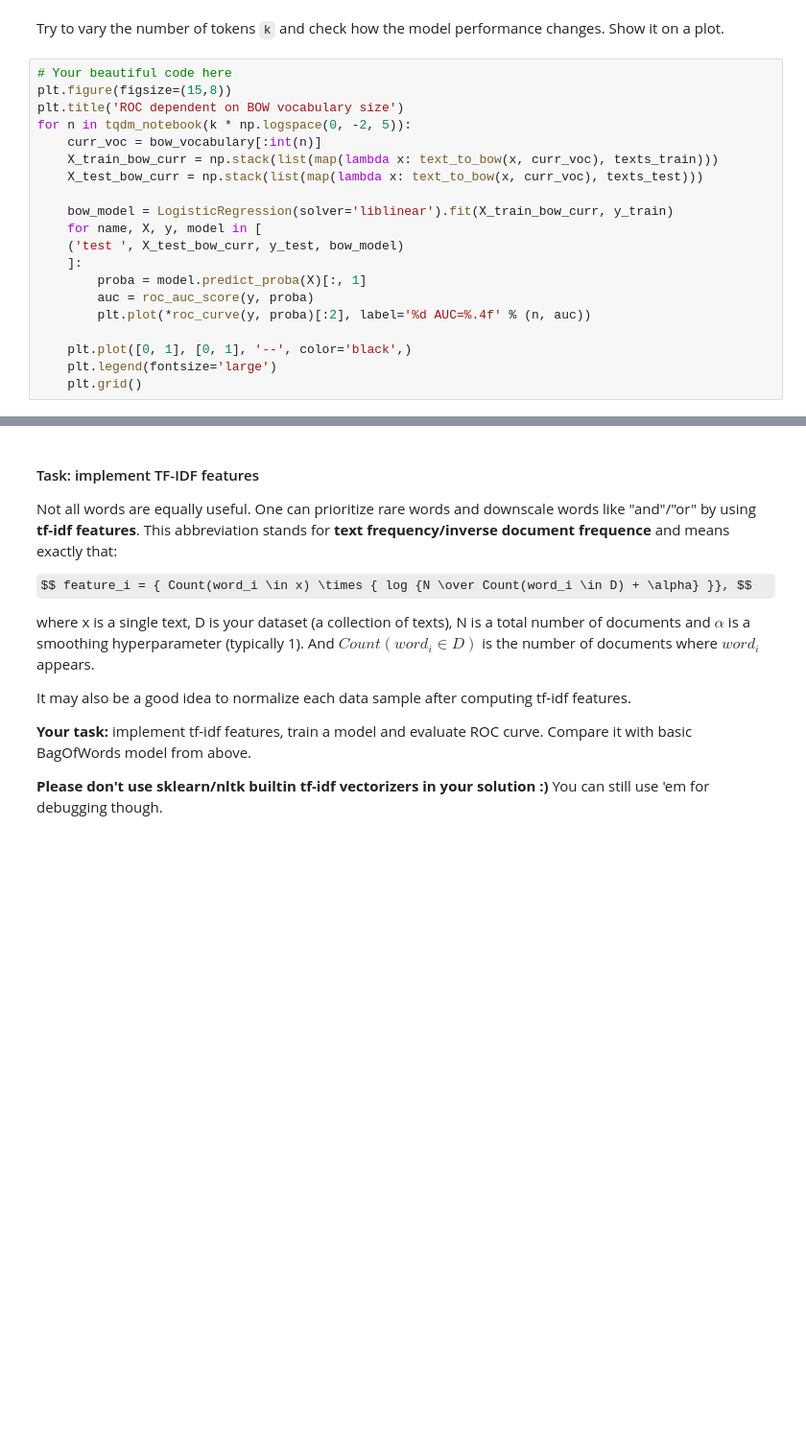
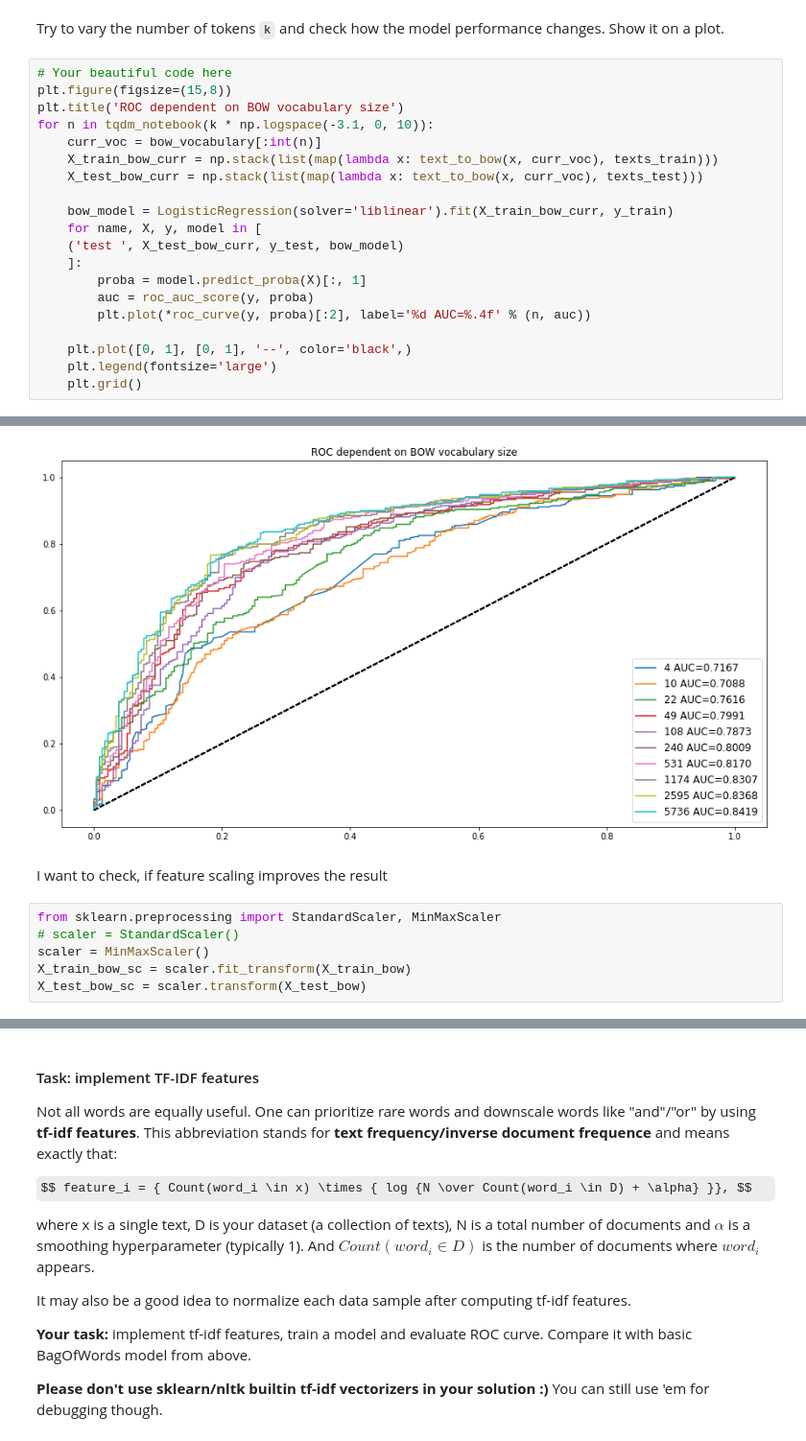
Before and after one commit to lit-leo/ml-mipt, a Jupyter notebook: homeworks/Lab2_Texts_and_Boosting/Lab2.ipynb, the cells around one changed output, grey strips where cells are left out. Shown: that part at 96% size. Drawn from its saved outputs; the diff is of its cells as text; some formulas as TeX source; blank space fills up the shorter version.

```diff
--- a/homeworks/Lab2_Texts_and_Boosting/Lab2.ipynb
+++ b/homeworks/Lab2_Texts_and_Boosting/Lab2.ipynb
@@ -178,7 +189,7 @@ Try to vary the number of tokens `k` and check how the model performance changes
 # Your beautiful code here
 plt.figure(figsize=(15,8))
 plt.title('ROC dependent on BOW vocabulary size')
-for n in tqdm_notebook(k * np.logspace(0, -2, 5)):
+for n in tqdm_notebook(k * np.logspace(-3.1, 0, 10)):
     curr_voc = bow_vocabulary[:int(n)]
     X_train_bow_curr = np.stack(list(map(lambda x: text_to_bow(x, curr_voc), texts_train)))
     X_test_bow_curr = np.stack(list(map(lambda x: text_to_bow(x, curr_voc), texts_test)))
@@ -194,3 +205,4 @@ for n in tqdm_notebook(k * np.logspace(0, -2, 5)):
     plt.plot([0, 1], [0, 1], '--', color='black',)
     plt.legend(fontsize='large')
     plt.grid()
+# %% [output]
@@ -196,0 +210,9 @@ for n in tqdm_notebook(k * np.logspace(0, -2, 5)):
+[figure, added]
+# %% [markdown]
+I want to check, if feature scaling improves the result
+# %%
+from sklearn.preprocessing import StandardScaler, MinMaxScaler
+# scaler = StandardScaler()
+scaler = MinMaxScaler()
+X_train_bow_sc = scaler.fit_transform(X_train_bow)
+X_test_bow_sc = scaler.transform(X_test_bow)
```
Also changed, not shown: parts of 45 cells of this notebook.
